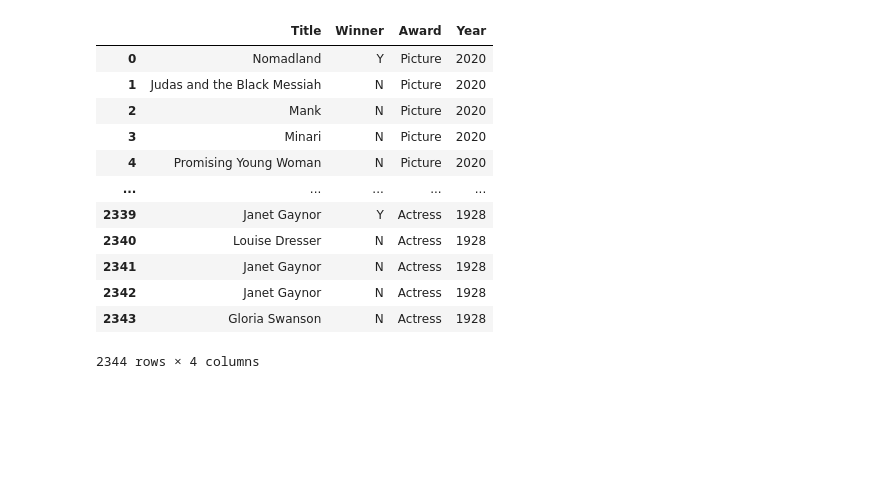
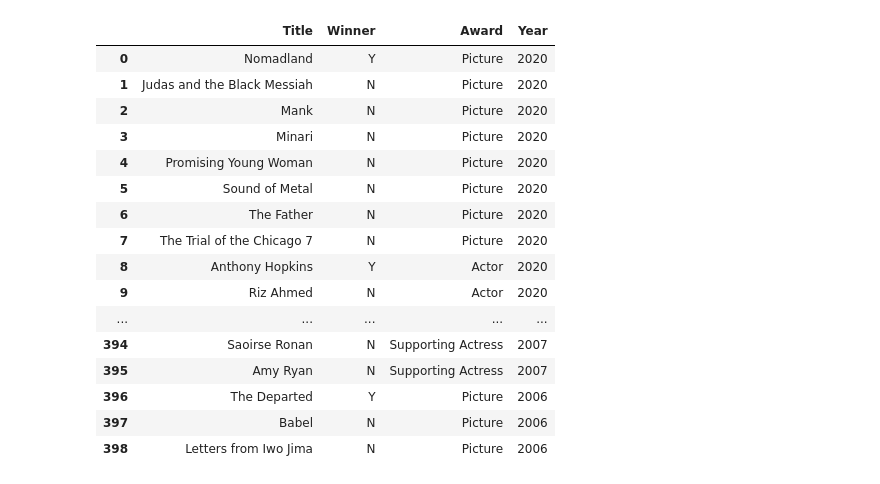
Before and after one commit to tguffey/CECS-456-Amazing-Dog-Project, a Jupyter notebook: oscar_project.ipynb, the cells around one changed output. Drawn from its saved outputs; the diff is of its cells as text; code cells hidden in the pictures; blank space fills up the shorter version.

```diff
--- a/oscar_project.ipynb
+++ b/oscar_project.ipynb
@@ -1,30 +1,36 @@
 # %%
 '''
 MAIN PROMPT: Investigating if the age of a person has a higher chance of
 winning an Oscar or not for each category
 '''
 import pandas as pd
 from bs4 import BeautifulSoup
 import urllib.request as urllib2
 import chardet
+import ssl
+ssl._create_default_https_context = ssl._create_unverified_context
 
 
 df = pd.read_csv("oscarnominees.csv", encoding="latin1")
 df
 # %% [output]
 |  | Title | Winner | Award | Year |
 | 0 | Nomadland | Y | Picture | 2020 |
 | 1 | Judas and the Black Messiah | N | Picture | 2020 |
 | 2 | Mank | N | Picture | 2020 |
 | 3 | Minari | N | Picture | 2020 |
 | 4 | Promising Young Woman | N | Picture | 2020 |
+| 5 | Sound of Metal | N | Picture | 2020 |
+| 6 | The Father | N | Picture | 2020 |
+| 7 | The Trial of the Chicago 7 | N | Picture | 2020 |
+| 8 | Anthony Hopkins | Y | Actor | 2020 |
+| 9 | Riz Ahmed | N | Actor | 2020 |
 | ... | ... | ... | ... | ... |
-| 2339 | Janet Gaynor | Y | Actress | 1928 |
-| 2340 | Louise Dresser | N | Actress | 1928 |
-| 2341 | Janet Gaynor | N | Actress | 1928 |
-| 2342 | Janet Gaynor | N | Actress | 1928 |
-| 2343 | Gloria Swanson | N | Actress | 1928 |
+| 394 | Saoirse Ronan | N | Supporting Actress | 2007 |
+| 395 | Amy Ryan | N | Supporting Actress | 2007 |
+| 396 | The Departed | Y | Picture | 2006 |
+| 397 | Babel | N | Picture | 2006 |
+| 398 | Letters from Iwo Jima | N | Picture | 2006 |
-2344 rows × 4 columns
 # %%
 # Drop Picture Category
 df = df.drop(df[df["Award"] == "Picture"].index)
```
Also changed, not shown: parts of 23 cells of this notebook.
